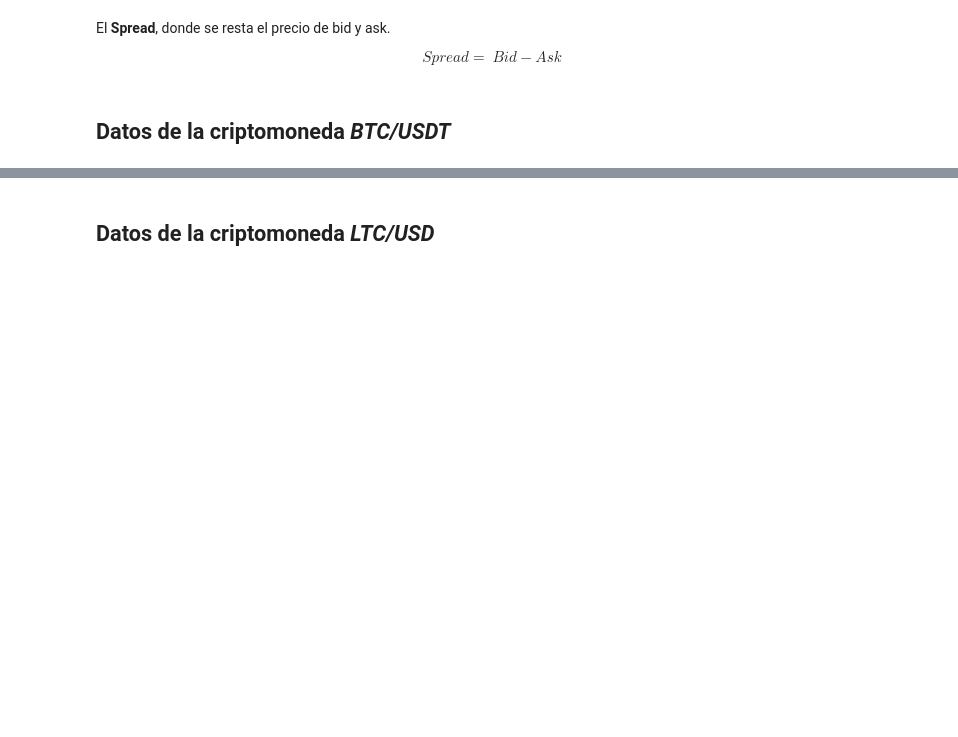
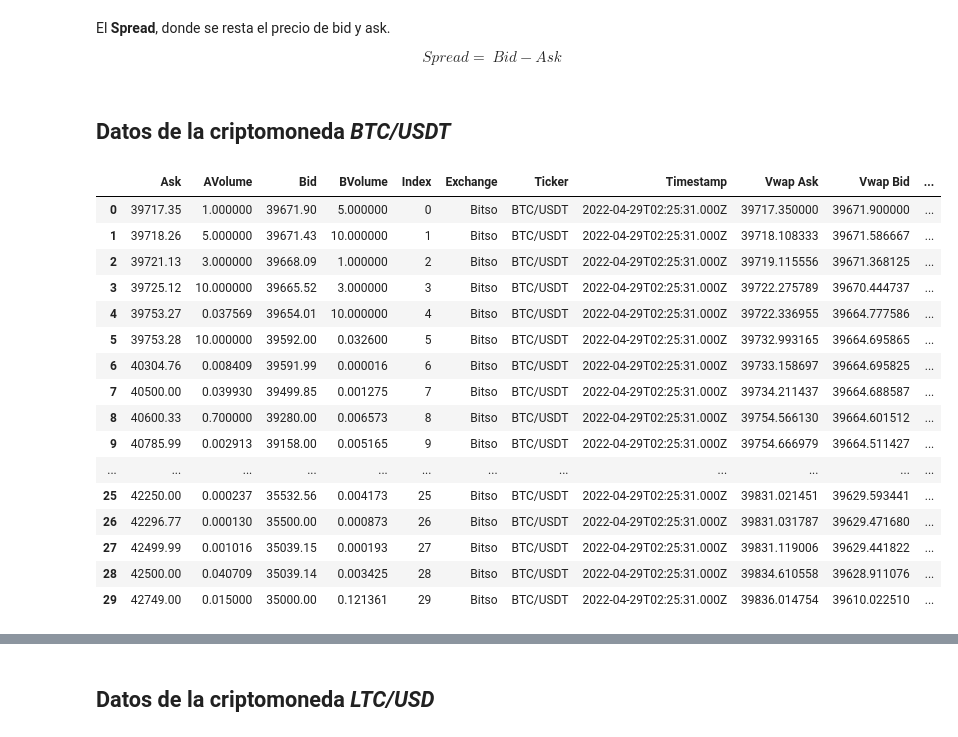
Before and after one commit to berlinpreciado21/MyST_LAB_4_E1, a Jupyter notebook: notebook.ipynb, the cells around one changed output, grey strips where cells are left out. Cells and saved outputs as stored; diff of their text form; code cells hidden in the pictures; blank space fills up the shorter version.

```diff
--- a/notebook.ipynb
+++ b/notebook.ipynb
@@ -104,7 +104,26 @@ $$ Spread   = \ Bid  - Ask $$
 # %%
 ##Bitso
 fb=fn.fetch_order_book_bitso('BTC/USDT',30)
 fb1=pd.DataFrame(fb[:30])
+pd.DataFrame(fb[:30])
+# %% [output]
+|  | Ask | AVolume | Bid | BVolume | Index | Exchange | Ticker | Timestamp | Vwap Ask | Vwap Bid | ... |
+| 0 | 39717.35 | 1.000000 | 39671.90 | 5.000000 | 0 | Bitso | BTC/USDT | 2022-04-29T02:25:31.000Z | 39717.350000 | 39671.900000 | ... |
+| 1 | 39718.26 | 5.000000 | 39671.43 | 10.000000 | 1 | Bitso | BTC/USDT | 2022-04-29T02:25:31.000Z | 39718.108333 | 39671.586667 | ... |
+| 2 | 39721.13 | 3.000000 | 39668.09 | 1.000000 | 2 | Bitso | BTC/USDT | 2022-04-29T02:25:31.000Z | 39719.115556 | 39671.368125 | ... |
+| 3 | 39725.12 | 10.000000 | 39665.52 | 3.000000 | 3 | Bitso | BTC/USDT | 2022-04-29T02:25:31.000Z | 39722.275789 | 39670.444737 | ... |
+| 4 | 39753.27 | 0.037569 | 39654.01 | 10.000000 | 4 | Bitso | BTC/USDT | 2022-04-29T02:25:31.000Z | 39722.336955 | 39664.777586 | ... |
+| 5 | 39753.28 | 10.000000 | 39592.00 | 0.032600 | 5 | Bitso | BTC/USDT | 2022-04-29T02:25:31.000Z | 39732.993165 | 39664.695865 | ... |
+| 6 | 40304.76 | 0.008409 | 39591.99 | 0.000016 | 6 | Bitso | BTC/USDT | 2022-04-29T02:25:31.000Z | 39733.158697 | 39664.695825 | ... |
+| 7 | 40500.00 | 0.039930 | 39499.85 | 0.001275 | 7 | Bitso | BTC/USDT | 2022-04-29T02:25:31.000Z | 39734.211437 | 39664.688587 | ... |
+| 8 | 40600.33 | 0.700000 | 39280.00 | 0.006573 | 8 | Bitso | BTC/USDT | 2022-04-29T02:25:31.000Z | 39754.566130 | 39664.601512 | ... |
+| 9 | 40785.99 | 0.002913 | 39158.00 | 0.005165 | 9 | Bitso | BTC/USDT | 2022-04-29T02:25:31.000Z | 39754.666979 | 39664.511427 | ... |
+| ... | ... | ... | ... | ... | ... | ... | ... | ... | ... | ... | ... |
+| 25 | 42250.00 | 0.000237 | 35532.56 | 0.004173 | 25 | Bitso | BTC/USDT | 2022-04-29T02:25:31.000Z | 39831.021451 | 39629.593441 | ... |
+| 26 | 42296.77 | 0.000130 | 35500.00 | 0.000873 | 26 | Bitso | BTC/USDT | 2022-04-29T02:25:31.000Z | 39831.031787 | 39629.471680 | ... |
+| 27 | 42499.99 | 0.001016 | 35039.15 | 0.000193 | 27 | Bitso | BTC/USDT | 2022-04-29T02:25:31.000Z | 39831.119006 | 39629.441822 | ... |
+| 28 | 42500.00 | 0.040709 | 35039.14 | 0.003425 | 28 | Bitso | BTC/USDT | 2022-04-29T02:25:31.000Z | 39834.610558 | 39628.911076 | ... |
+| 29 | 42749.00 | 0.015000 | 35000.00 | 0.121361 | 29 | Bitso | BTC/USDT | 2022-04-29T02:25:31.000Z | 39836.014754 | 39610.022510 | ... |
 # %%
 #Ascendex
 fa=fn.fetch_order_book_ascendex('BTC/USDT',30)
```
Also changed, not shown: parts of 49 cells of this notebook, 3 other files.
